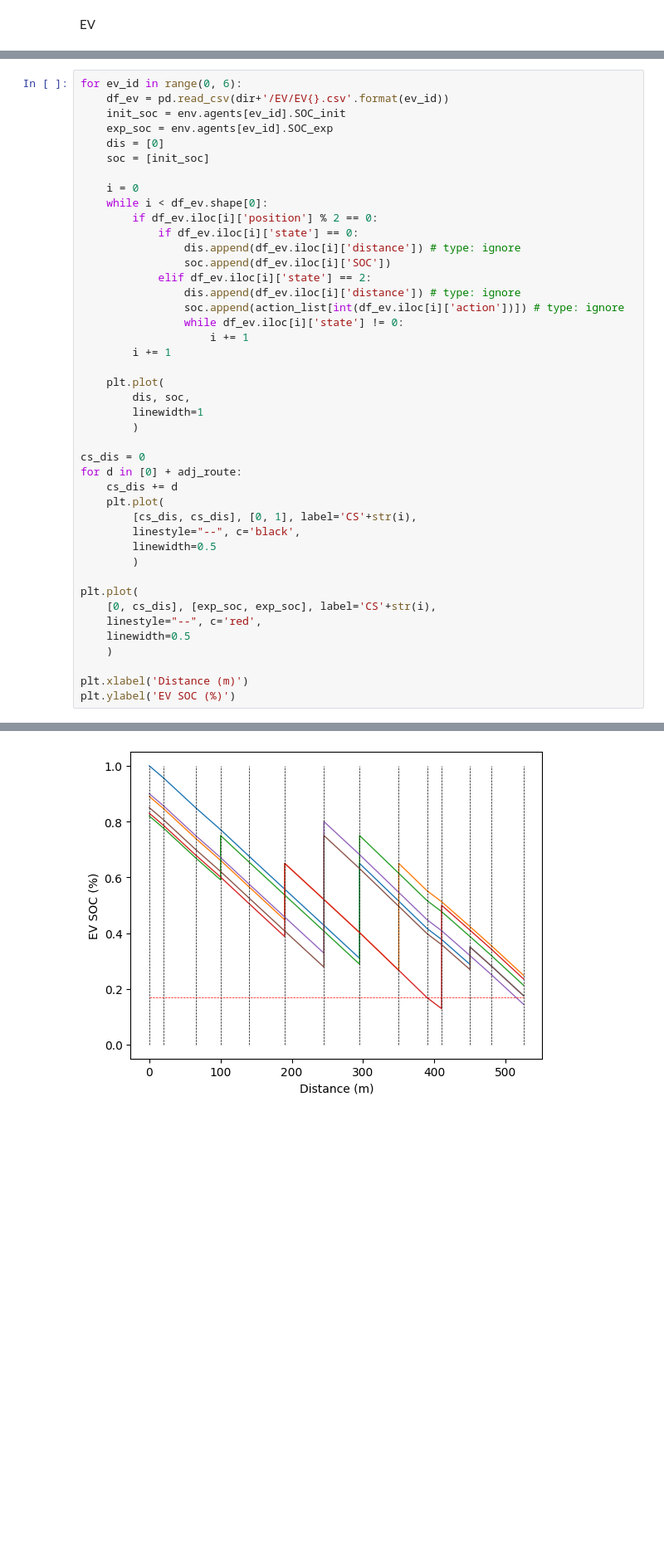
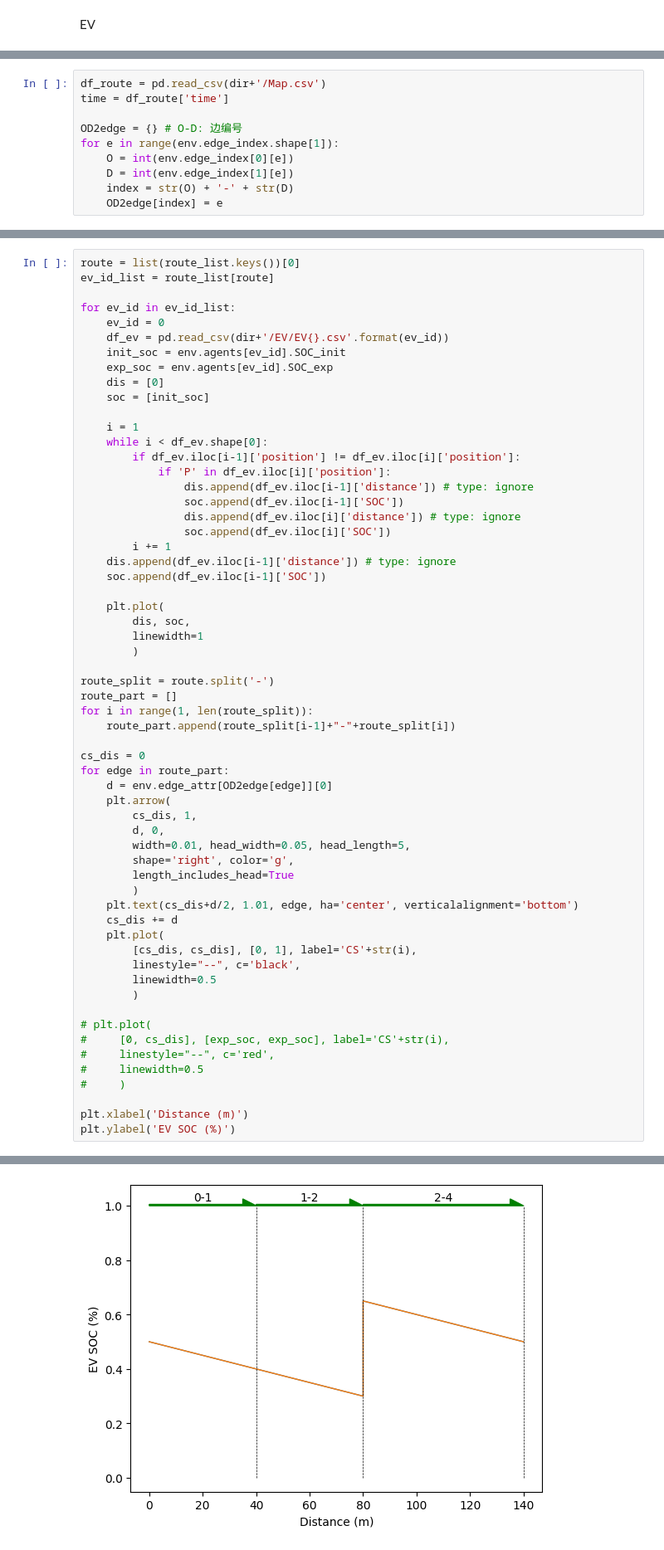
Before and after one commit to 0neHair/MAPPO-for-EV-Charging-Strategies, a Jupyter notebook: MAPPO/Graph/plot.ipynb, the cells around one changed output, grey strips where cells are left out. Shown: that part at 83% size. Cells and saved outputs as stored; diff of their text form; blank space fills up the shorter version.

Commit message:
plot finish1121

```diff
--- a/MAPPO/Graph/plot.ipynb
+++ b/MAPPO/Graph/plot.ipynb
@@ -80,3 +77,13 @@ time = df_route['time']
+# %%
+df_route = pd.read_csv(dir+'/Map.csv')
+time = df_route['time']
+
+OD2edge = {} # O-D: 边编号
+for e in range(env.edge_index.shape[1]):
+    O = int(env.edge_index[0][e])
+    D = int(env.edge_index[1][e])
+    index = str(O) + '-' + str(D)
+    OD2edge[index] = e
 # %%
 edge_set = copy.deepcopy(env.edge_dic)
 edge_num = copy.deepcopy(env.edge_dic)
@@ -258,46 +272,63 @@ Ideal charging SOC: 0.4274999999999999%   Ideal charging time: 1.068749999999999
 # %%
-for ev_id in range(0, 6):
+route = list(route_list.keys())[0]
+ev_id_list = route_list[route]
+
+for ev_id in ev_id_list:
+    ev_id = 0
     df_ev = pd.read_csv(dir+'/EV/EV{}.csv'.format(ev_id))
     init_soc = env.agents[ev_id].SOC_init
     exp_soc = env.agents[ev_id].SOC_exp
     dis = [0]
     soc = [init_soc]
 
-    i = 0
+    i = 1
     while i < df_ev.shape[0]:
-        if df_ev.iloc[i]['position'] % 2 == 0:
-            if df_ev.iloc[i]['state'] == 0:
+        if df_ev.iloc[i-1]['position'] != df_ev.iloc[i]['position']:
+            if 'P' in df_ev.iloc[i]['position']:
+                dis.append(df_ev.iloc[i-1]['distance']) # type: ignore
+                soc.append(df_ev.iloc[i-1]['SOC'])
                 dis.append(df_ev.iloc[i]['distance']) # type: ignore
                 soc.append(df_ev.iloc[i]['SOC'])
-            elif df_ev.iloc[i]['state'] == 2:
-                dis.append(df_ev.iloc[i]['distance']) # type: ignore
-                soc.append(action_list[int(df_ev.iloc[i]['action'])]) # type: ignore
-                while df_ev.iloc[i]['state'] != 0:
-                    i += 1
         i += 1
+    dis.append(df_ev.iloc[i-1]['distance']) # type: ignore
+    soc.append(df_ev.iloc[i-1]['SOC'])
 
     plt.plot(
         dis, soc,
         linewidth=1
         )
 
+route_split = route.split('-')
+route_part = []
+for i in range(1, len(route_split)):
+    route_part.append(route_split[i-1]+"-"+route_split[i])
+
 cs_dis = 0
-for d in [0] + adj_route:
+for edge in route_part:
+    d = env.edge_attr[OD2edge[edge]][0]
+    plt.arrow(
+        cs_dis, 1,
+        d, 0,
+        width=0.01, head_width=0.05, head_length=5,
+        shape='right', color='g',
+        length_includes_head=True
+        )
+    plt.text(cs_dis+d/2, 1.01, edge, ha='center', verticalalignment='bottom')
     cs_dis += d
     plt.plot(
         [cs_dis, cs_dis], [0, 1], label='CS'+str(i),
         linestyle="--", c='black',
         linewidth=0.5
         )
 
-plt.plot(
-    [0, cs_dis], [exp_soc, exp_soc], label='CS'+str(i),
-    linestyle="--", c='red',
-    linewidth=0.5
-    )
+# plt.plot(
+#     [0, cs_dis], [exp_soc, exp_soc], label='CS'+str(i),
+#     linestyle="--", c='red',
+#     linewidth=0.5
+#     )
 
 plt.xlabel('Distance (m)')
 plt.ylabel('EV SOC (%)')
 # %% [output]
 Text(0, 0.5, 'EV SOC (%)')
-[figure, old version]
+[figure, new version]
```
Also changed, not shown: parts of 3 cells of this notebook, 13 other files.
